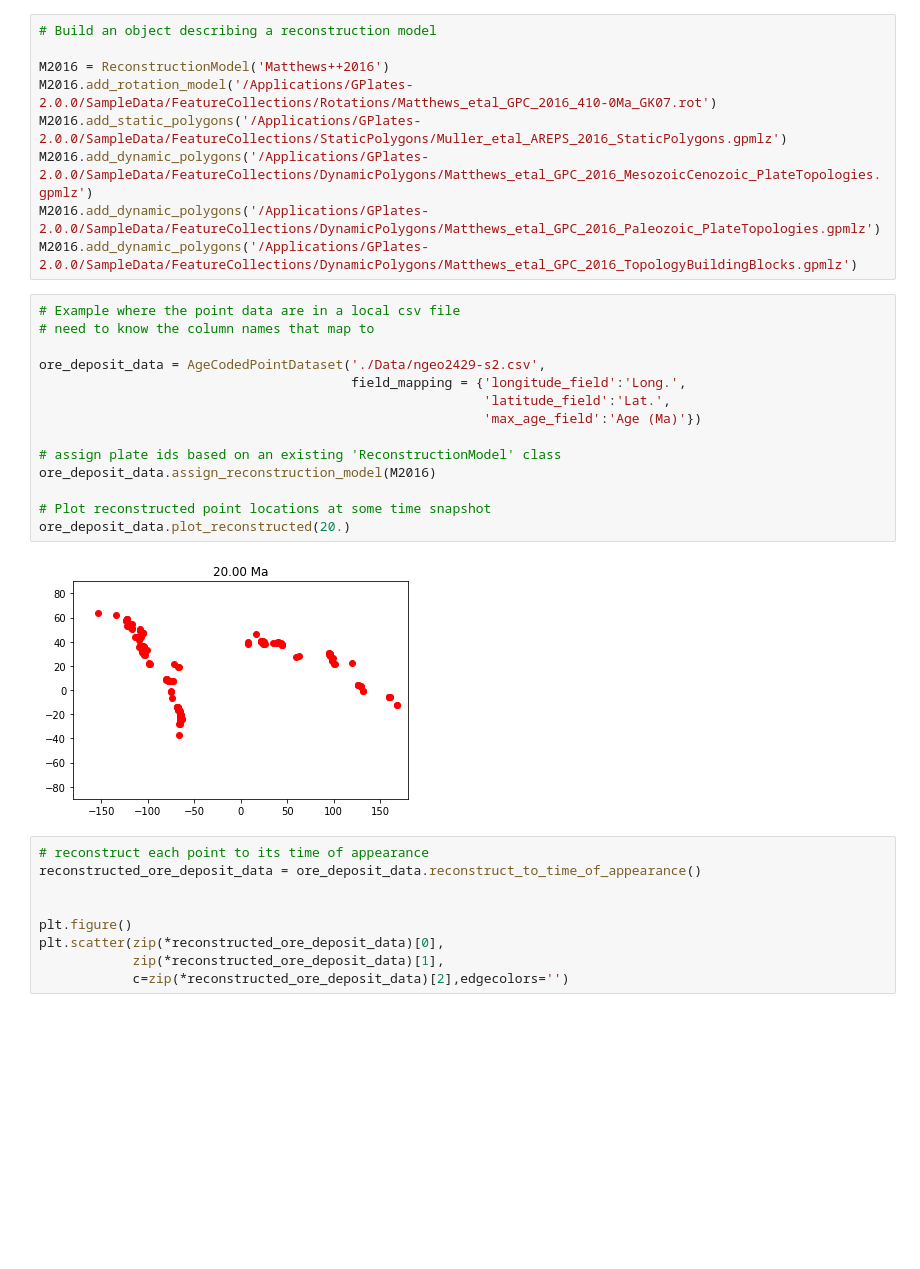
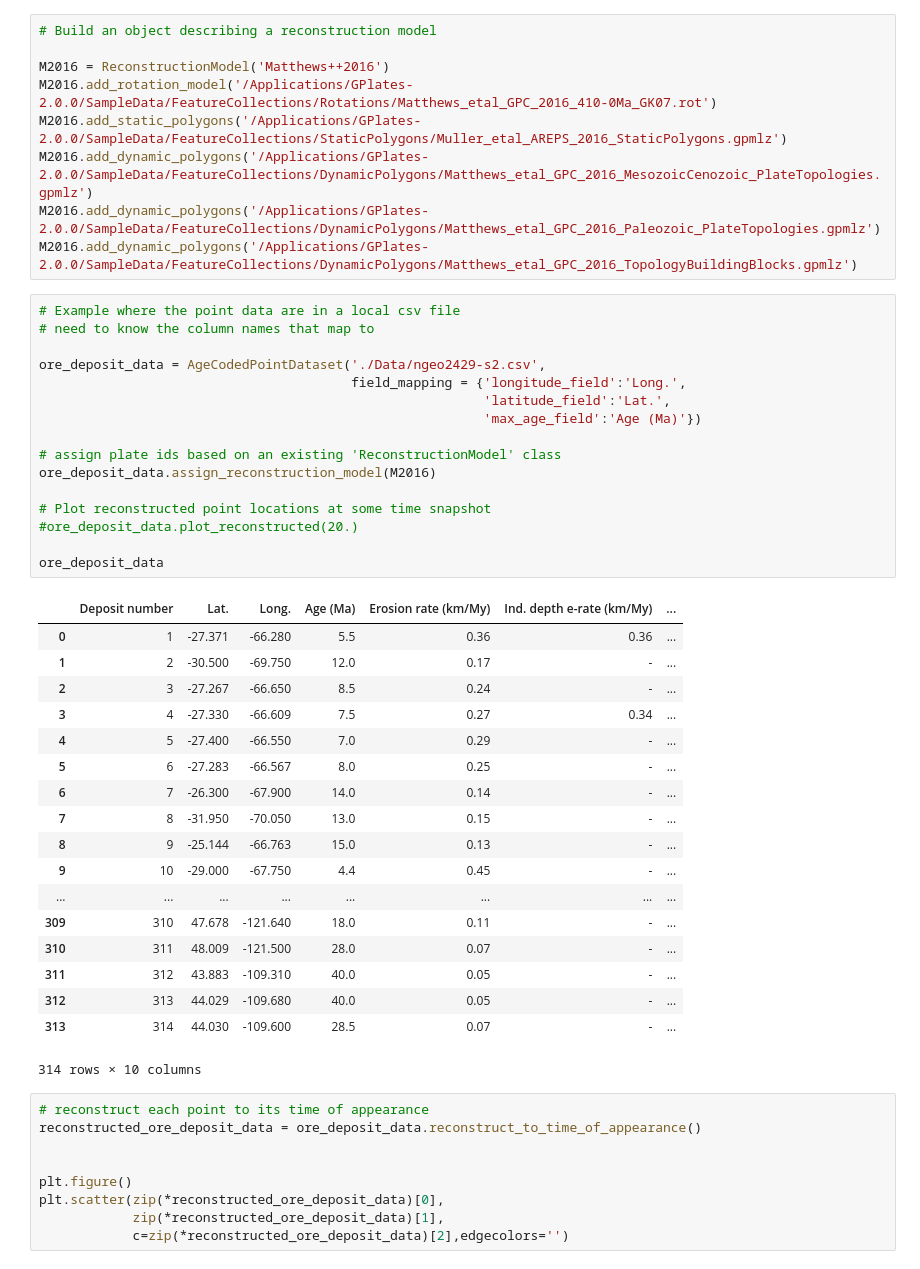
Before and after one commit to siwill22/GPlatesReconstructionModel, a Jupyter notebook: test_AgeCodedPointDataset.ipynb, the cells around one changed output. Drawn from its saved outputs; the diff is of its cells as text; blank space fills up the shorter version.

```diff
--- a/test_AgeCodedPointDataset.ipynb
+++ b/test_AgeCodedPointDataset.ipynb
@@ -28,19 +28,38 @@ M2016.add_dynamic_polygons('/Applications/GPlates-2.0.0/SampleData/FeatureCollec
 # %%
 # Example where the point data are in a local csv file
 # need to know the column names that map to
 
 ore_deposit_data = AgeCodedPointDataset('./Data/ngeo2429-s2.csv',
                                         field_mapping = {'longitude_field':'Long.',
                                                          'latitude_field':'Lat.',
                                                          'max_age_field':'Age (Ma)'})
 
 # assign plate ids based on an existing 'ReconstructionModel' class
 ore_deposit_data.assign_reconstruction_model(M2016)
 
 # Plot reconstructed point locations at some time snapshot
-ore_deposit_data.plot_reconstructed(20.)
+#ore_deposit_data.plot_reconstructed(20.)
+
+ore_deposit_data
 # %% [output]
-[figure, removed]
+|  | Deposit number | Lat. | Long. | Age (Ma) | Erosion rate (km/My) | Ind. depth e-rate (km/My) | ... |
+| 0 | 1 | -27.371 | -66.280 | 5.5 | 0.36 | 0.36 | ... |
+| 1 | 2 | -30.500 | -69.750 | 12.0 | 0.17 | - | ... |
+| 2 | 3 | -27.267 | -66.650 | 8.5 | 0.24 | - | ... |
+| 3 | 4 | -27.330 | -66.609 | 7.5 | 0.27 | 0.34 | ... |
+| 4 | 5 | -27.400 | -66.550 | 7.0 | 0.29 | - | ... |
+| 5 | 6 | -27.283 | -66.567 | 8.0 | 0.25 | - | ... |
+| 6 | 7 | -26.300 | -67.900 | 14.0 | 0.14 | - | ... |
+| 7 | 8 | -31.950 | -70.050 | 13.0 | 0.15 | - | ... |
+| 8 | 9 | -25.144 | -66.763 | 15.0 | 0.13 | - | ... |
+| 9 | 10 | -29.000 | -67.750 | 4.4 | 0.45 | - | ... |
+| ... | ... | ... | ... | ... | ... | ... | ... |
+| 309 | 310 | 47.678 | -121.640 | 18.0 | 0.11 | - | ... |
+| 310 | 311 | 48.009 | -121.500 | 28.0 | 0.07 | - | ... |
+| 311 | 312 | 43.883 | -109.310 | 40.0 | 0.05 | - | ... |
+| 312 | 313 | 44.029 | -109.680 | 40.0 | 0.05 | - | ... |
+| 313 | 314 | 44.030 | -109.600 | 28.5 | 0.07 | - | ... |
+314 rows × 10 columns
 # %%
 # reconstruct each point to its time of appearance
 reconstructed_ore_deposit_data = ore_deposit_data.reconstruct_to_time_of_appearance()
```
Also changed, not shown: parts of 1 cell of this notebook, 2 other files.
